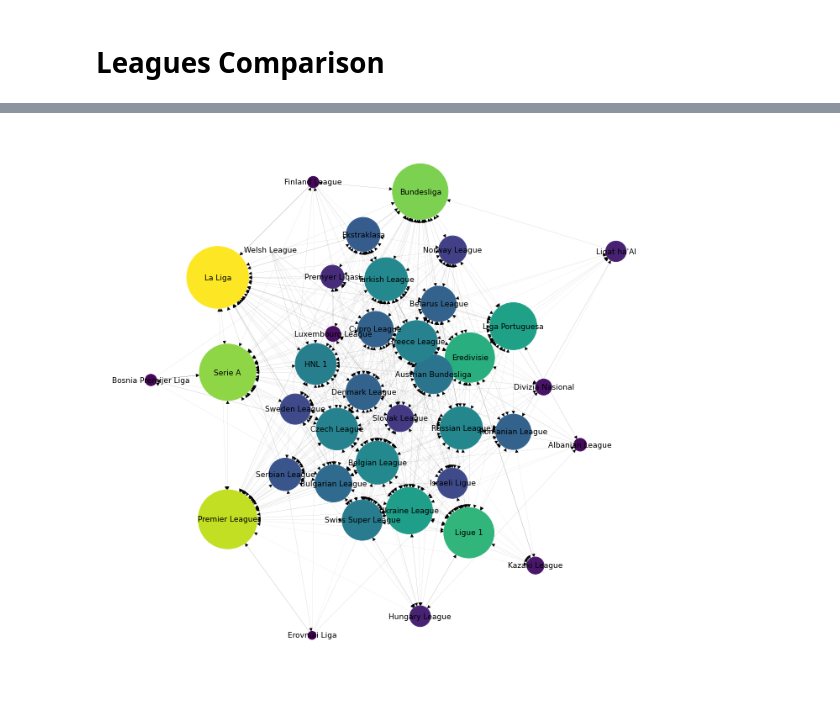
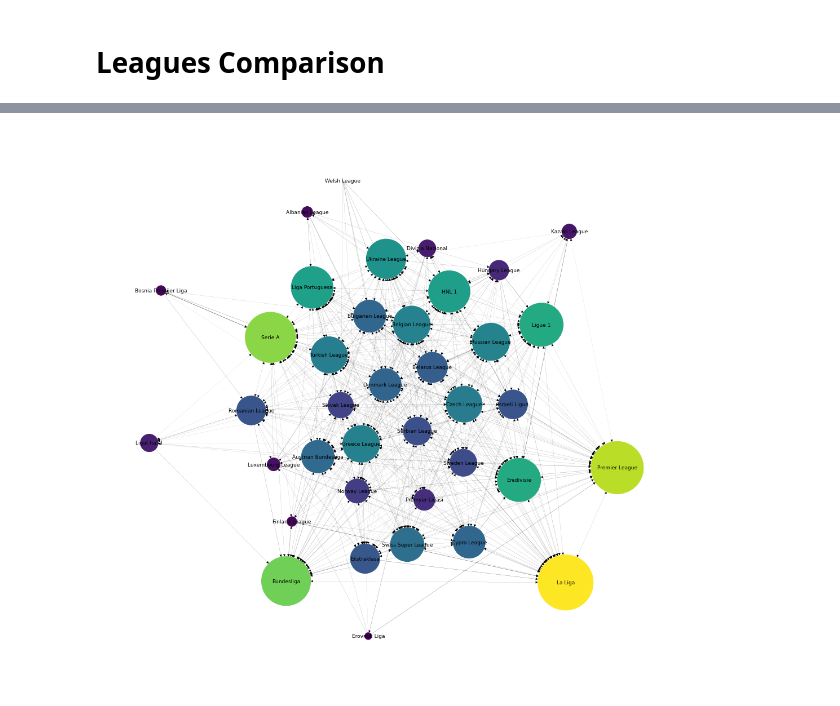
Before and after one commit to Alberto199810/Master-s-thesis-Moneyball-II, a Jupyter notebook: Datasets/Leagues Comparison/Leagues Comparisonator.ipynb, the cells around one changed output, grey strips where cells are left out. Drawn from its saved outputs; the diff is of its cells as text; code cells hidden in the pictures.

```diff
--- a/Datasets/Leagues Comparison/Leagues Comparisonator.ipynb
+++ b/Datasets/Leagues Comparison/Leagues Comparisonator.ipynb
@@ -80,27 +80,27 @@ InEdgeDataView([('Swiss Super League', 'Eredivisie', {'weight': 0.4}), ('Ligue 1
 # %%
-pos = nx.spring_layout(G)
+pos = nx.spring_layout(G, weight = 'weight', iterations=50000, threshold=0.000001)
 
-node_size = [90 * G.in_degree(i) * np.mean([k[2]['weight'] for k in list(G.in_edges(i,data = True))]) for i in G]
+node_size = [150 * G.in_degree(i) * np.mean([k[2]['weight'] for k in list(G.in_edges(i,data = True))]) for i in G]
 node_color = [50 * G.in_degree(i) * np.mean([k[2]['weight'] for k in list(G.in_edges(i,data = True))]) for i in G]
-weights = [G[i][j]['weight'] * 0.025 for i,j in G.edges()]
+weights = [G[i][j]['weight'] * 0.05 for i,j in G.edges()]
 
-plt.figure(figsize = (12,12))
+plt.figure(figsize = (18,18))
 
 nx.draw_networkx(G,
                  pos,
                  with_labels = False,
                  node_color = node_color,
                  node_size = node_size,
                  width = weights)
 
 nx.draw_networkx_labels(G, pos = pos, font_color = "black", font_size = 9)
 
 plt.box(on = None)
 plt.axis('off')
 
 plt.show()
 # %% [output]
-[figure, old version]
+[figure, new version]
 # %%
 lista_j = [[i, G.in_degree(i) * np.mean([k[2]['weight'] for k in list(G.in_edges(i,data = True))])] for i in G]
 lista_j = [j for j in lista_j if ~np.isnan(j[1])]
```
Also changed, not shown: parts of 4 cells of this notebook, 3 other files.
